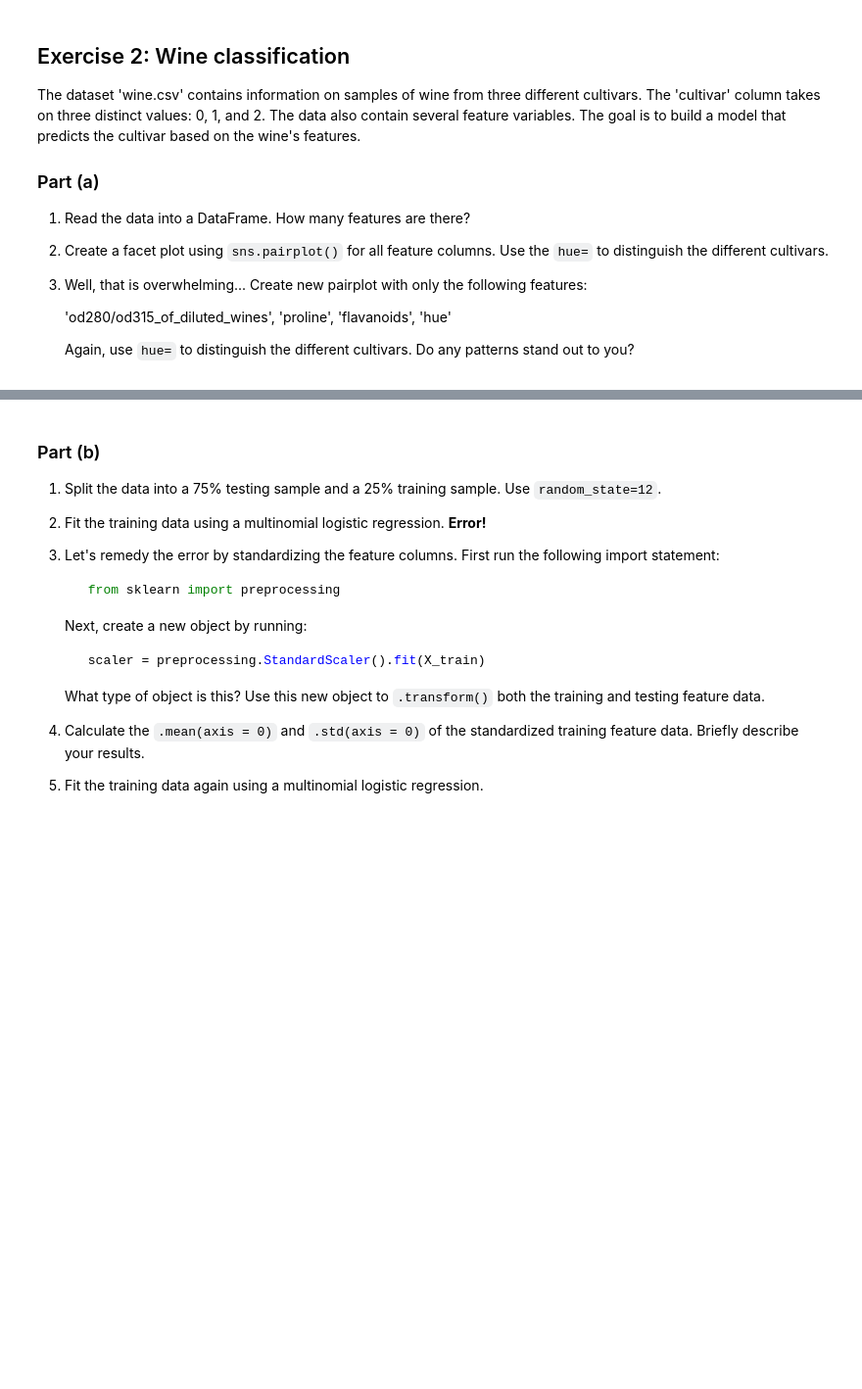
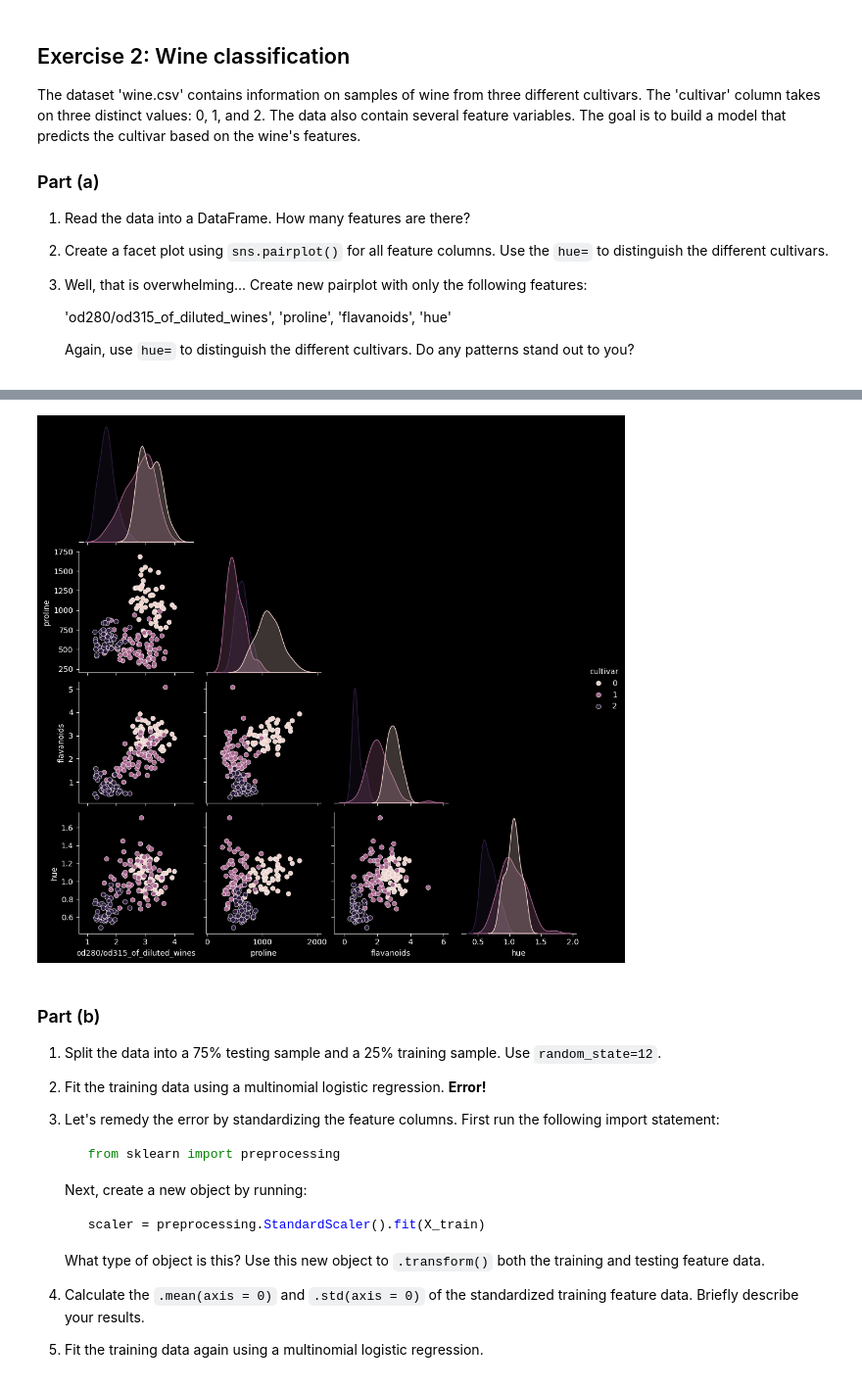
Before and after one commit to messymoose/ECON570, a Jupyter notebook: projects/cp4_f25.ipynb, the cells around one changed output, grey strips where cells are left out. Shown at 98% size. Saved outputs shown, nothing was run; the diff lists cells and outputs as text; code cells hidden in the pictures; blank space fills up the shorter version.

```diff
--- a/projects/cp4_f25.ipynb
+++ b/projects/cp4_f25.ipynb
@@ -267,3 +282,15 @@ The dataset 'wine.csv' contains information on samples of wine from three differ
+# %%
+selected = [
+    "od280/od315_of_diluted_wines",
+    "proline",
+    "flavanoids",
+    "hue"
+]
+
+sns.pairplot(wine[selected + ["cultivar"]], hue="cultivar", corner=True)
+plt.show()
+# %% [output]
+[figure, added]
 # %% [markdown]
 ### Part (b)
 
```
Also changed, not shown: parts of 13 cells of this notebook.
